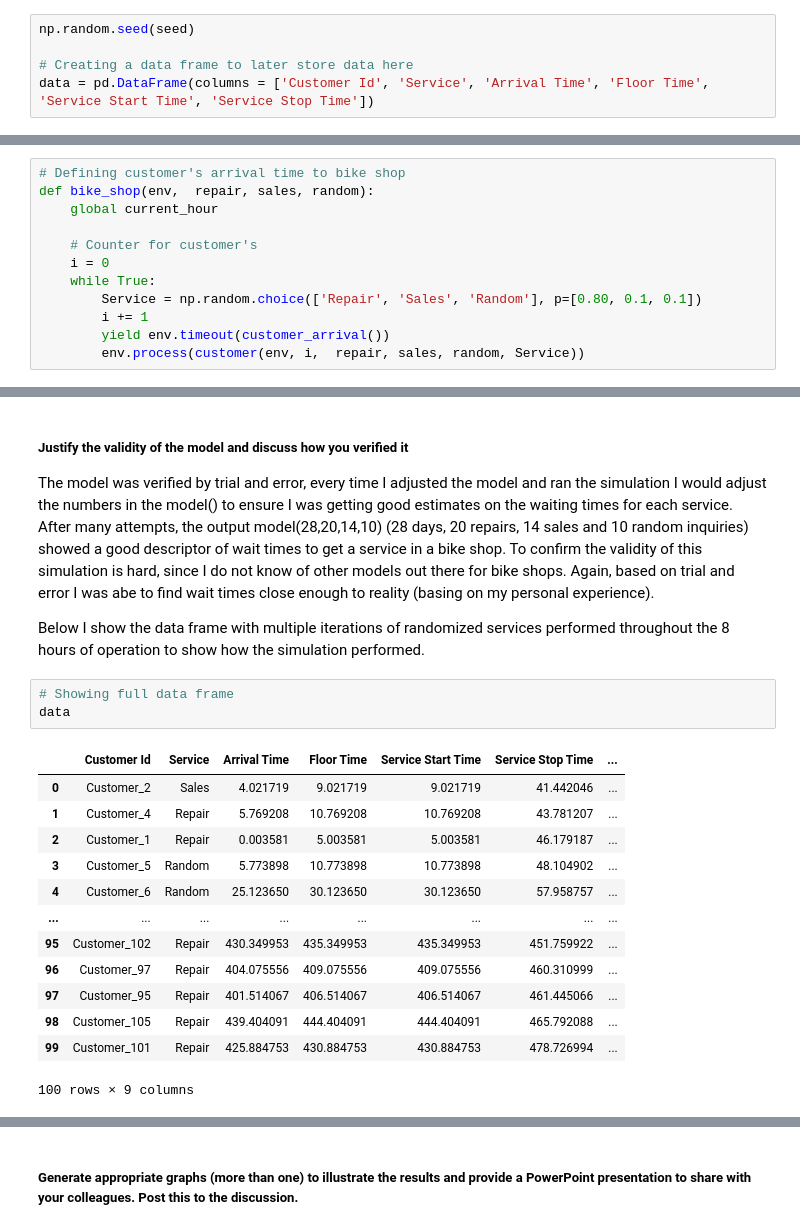
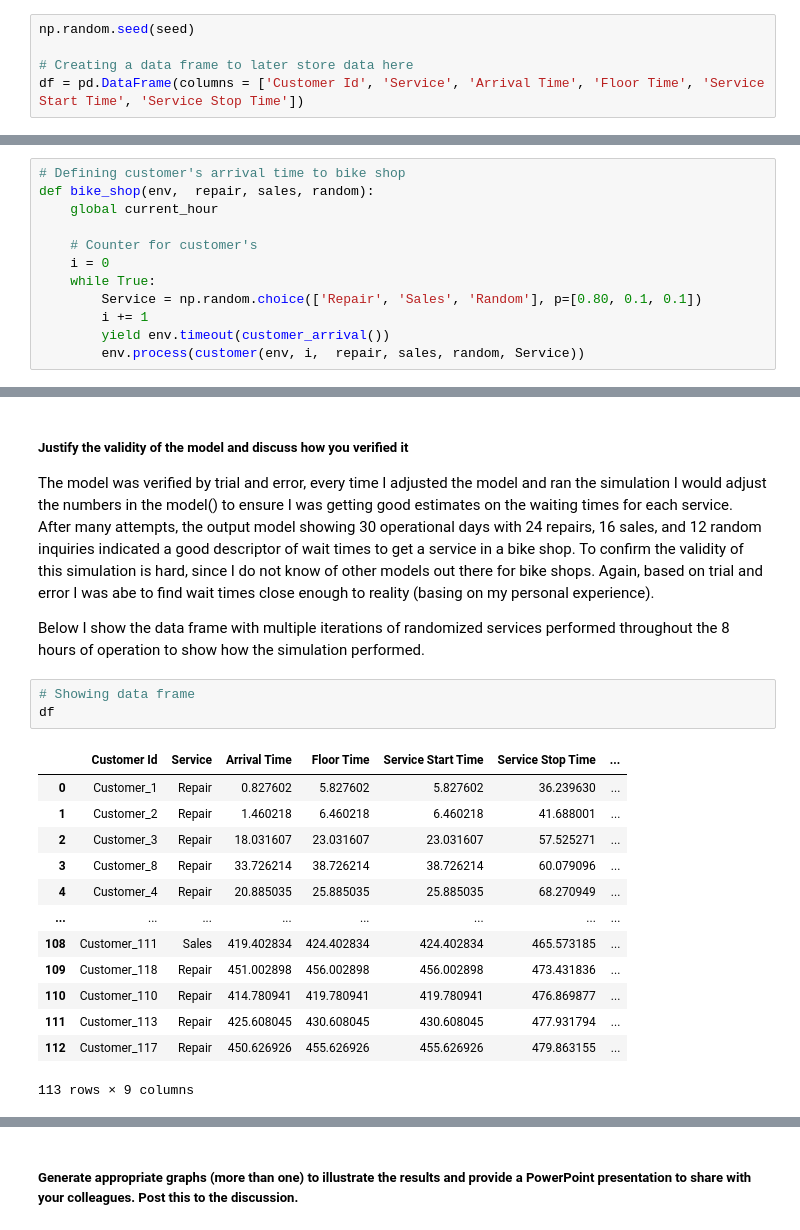
Before and after one commit to letisalba/Data-604, a Jupyter notebook: Week_7/Data 604 Official Final Project.ipynb, the cells around one changed output, grey strips where cells are left out. Drawn from its saved outputs; the diff is of its cells as text.

```diff
--- a/Week_7/Data 604 Official Final Project.ipynb
+++ b/Week_7/Data 604 Official Final Project.ipynb
@@ -56,7 +55,7 @@ simulation_time = 8 # operational hours
 np.random.seed(seed)
 
 # Creating a data frame to later store data here
-data = pd.DataFrame(columns = ['Customer Id', 'Service', 'Arrival Time', 'Floor Time', 'Service Start Time', 'Service Stop Time'])
+df = pd.DataFrame(columns = ['Customer Id', 'Service', 'Arrival Time', 'Floor Time', 'Service Start Time', 'Service Stop Time'])
 # %%
 # Setting customer arrival every 15 minutes from 2 - 5 customers
 def customer_arrival():
@@ -204,23 +201,23 @@ model(28,20,14,12)
 # %% [markdown]
 ##### Justify the validity of the model and discuss how you verified it
 
-The model was verified by trial and error, every time I adjusted the model and ran the simulation I would adjust the numbers in the model() to ensure I was getting good estimates on the waiting times for each service. After many attempts, the output model(28,20,14,10) (28 days, 20 repairs, 14 sales and 10 random inquiries) showed a good descriptor of wait times to get a service in a bike shop. To confirm the validity of this simulation is hard, since I do not know of other models out there for bike shops. Again, based on trial and error I was abe to find wait times close enough to reality (basing on my personal experience).
+The model was verified by trial and error, every time I adjusted the model and ran the simulation I would adjust the numbers in the model() to ensure I was getting good estimates on the waiting times for each service. After many attempts, the output model showing 30 operational days with 24 repairs, 16 sales, and 12 random inquiries indicated a good descriptor of wait times to get a service in a bike shop. To confirm the validity of this simulation is hard, since I do not know of other models out there for bike shops. Again, based on trial and error I was abe to find wait times close enough to reality (basing on my personal experience).
 
 Below I show the data frame with multiple iterations of randomized services performed throughout the 8 hours of operation to show how the simulation performed.
 # %%
-# Showing full data frame
-data
+# Showing data frame
+df
 # %% [output]
 |  | Customer Id | Service | Arrival Time | Floor Time | Service Start Time | Service Stop Time | ... |
-| 0 | Customer_2 | Sales | 4.021719 | 9.021719 | 9.021719 | 41.442046 | ... |
-| 1 | Customer_4 | Repair | 5.769208 | 10.769208 | 10.769208 | 43.781207 | ... |
-| 2 | Customer_1 | Repair | 0.003581 | 5.003581 | 5.003581 | 46.179187 | ... |
-| 3 | Customer_5 | Random | 5.773898 | 10.773898 | 10.773898 | 48.104902 | ... |
-| 4 | Customer_6 | Random | 25.123650 | 30.123650 | 30.123650 | 57.958757 | ... |
+| 0 | Customer_1 | Repair | 0.827602 | 5.827602 | 5.827602 | 36.239630 | ... |
+| 1 | Customer_2 | Repair | 1.460218 | 6.460218 | 6.460218 | 41.688001 | ... |
+| 2 | Customer_3 | Repair | 18.031607 | 23.031607 | 23.031607 | 57.525271 | ... |
+| 3 | Customer_8 | Repair | 33.726214 | 38.726214 | 38.726214 | 60.079096 | ... |
+| 4 | Customer_4 | Repair | 20.885035 | 25.885035 | 25.885035 | 68.270949 | ... |
 | ... | ... | ... | ... | ... | ... | ... | ... |
-| 95 | Customer_102 | Repair | 430.349953 | 435.349953 | 435.349953 | 451.759922 | ... |
-| 96 | Customer_97 | Repair | 404.075556 | 409.075556 | 409.075556 | 460.310999 | ... |
-| 97 | Customer_95 | Repair | 401.514067 | 406.514067 | 406.514067 | 461.445066 | ... |
-| 98 | Customer_105 | Repair | 439.404091 | 444.404091 | 444.404091 | 465.792088 | ... |
-| 99 | Customer_101 | Repair | 425.884753 | 430.884753 | 430.884753 | 478.726994 | ... |
+| 108 | Customer_111 | Sales | 419.402834 | 424.402834 | 424.402834 | 465.573185 | ... |
+| 109 | Customer_118 | Repair | 451.002898 | 456.002898 | 456.002898 | 473.431836 | ... |
+| 110 | Customer_110 | Repair | 414.780941 | 419.780941 | 419.780941 | 476.869877 | ... |
+| 111 | Customer_113 | Repair | 425.608045 | 430.608045 | 430.608045 | 477.931794 | ... |
+| 112 | Customer_117 | Repair | 450.626926 | 455.626926 | 455.626926 | 479.863155 | ... |
-100 rows × 9 columns
+113 rows × 9 columns
```
Also changed, not shown: parts of 21 cells of this notebook, 6 other files.
